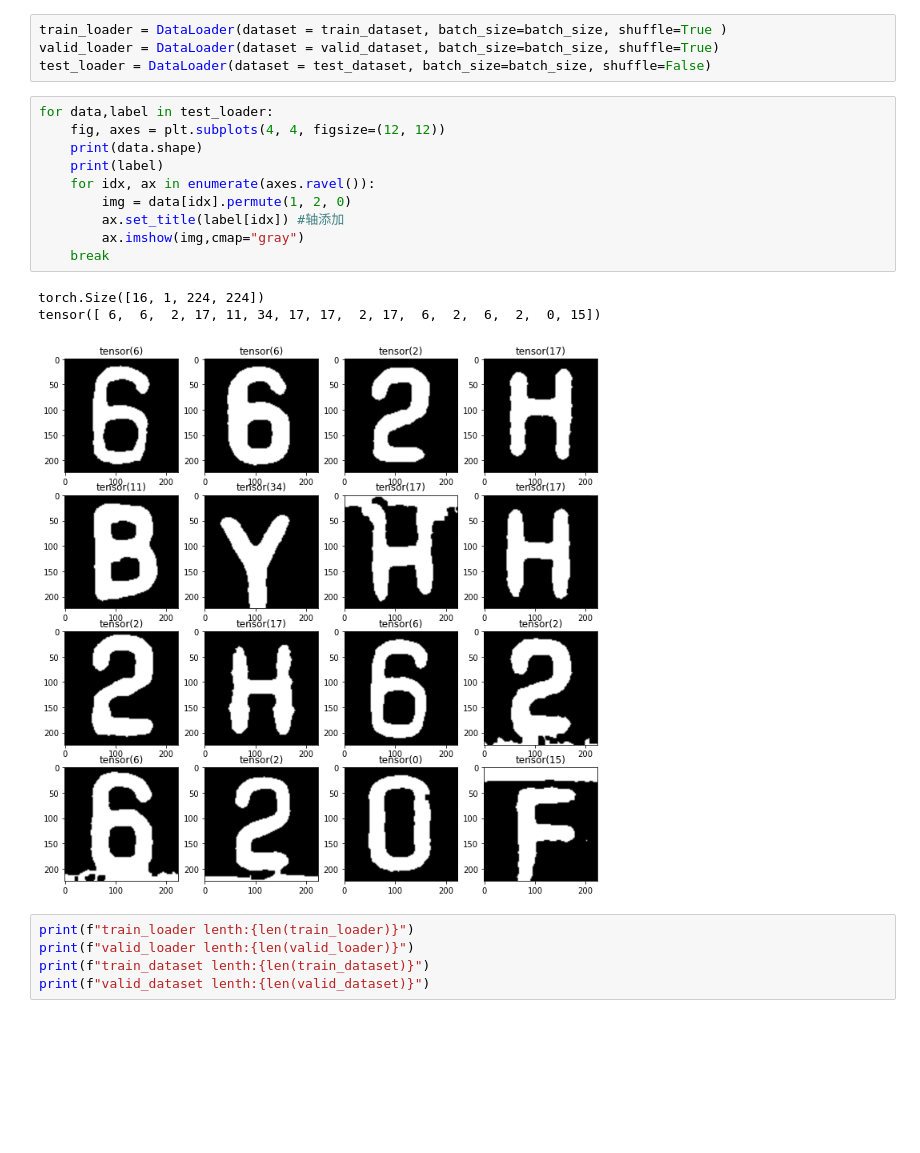
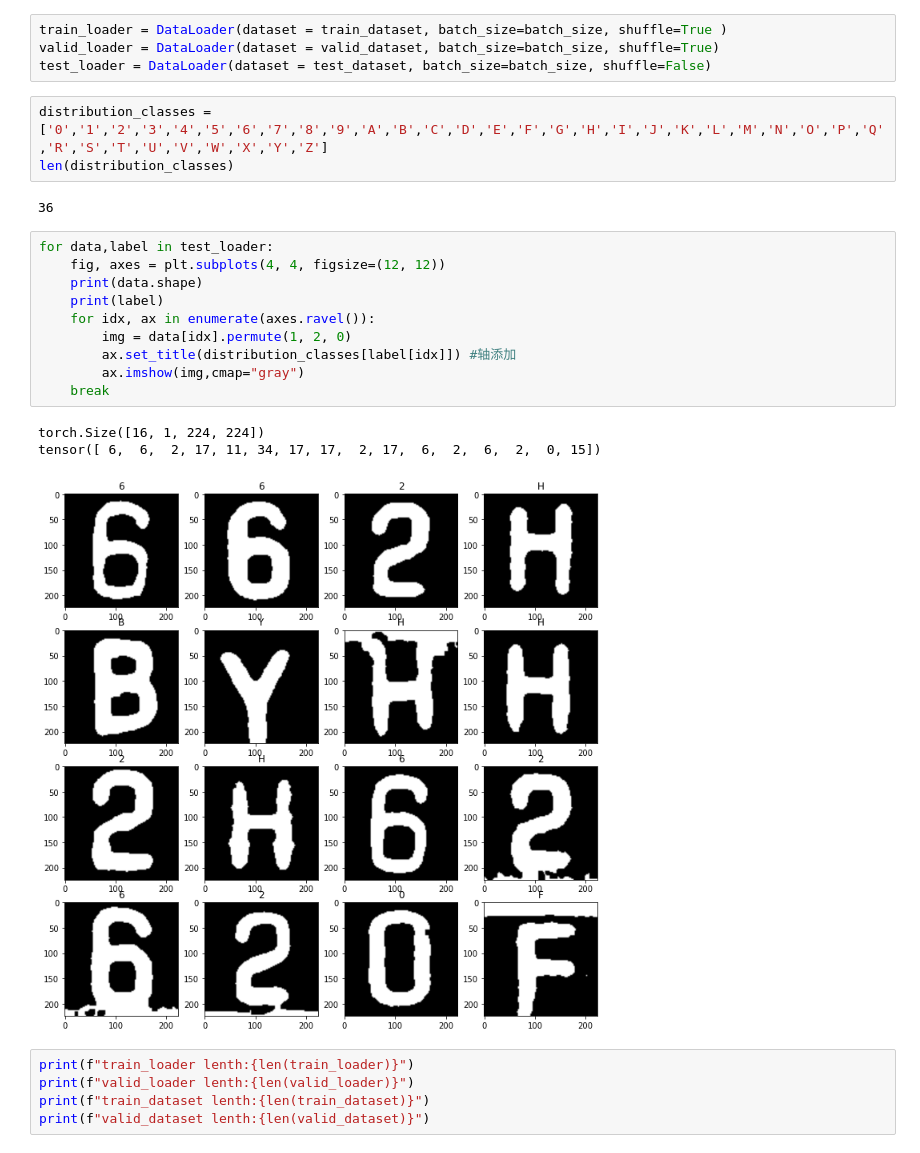
Before and after one commit to fanmeilin/ocr_partition, a Jupyter notebook: Vit_Ocr.ipynb, the cells around one changed output. Saved outputs shown, nothing was run; the diff lists cells and outputs as text; blank space fills up the shorter version.

```diff
--- a/Vit_Ocr.ipynb
+++ b/Vit_Ocr.ipynb
@@ -108,20 +108,25 @@ test_dataset = CharacterDataset(test_data,am,img_root, transform=test_transforms
 train_loader = DataLoader(dataset = train_dataset, batch_size=batch_size, shuffle=True )
 valid_loader = DataLoader(dataset = valid_dataset, batch_size=batch_size, shuffle=True)
 test_loader = DataLoader(dataset = test_dataset, batch_size=batch_size, shuffle=False)
+# %%
+distribution_classes = ['0','1','2','3','4','5','6','7','8','9','A','B','C','D','E','F','G','H','I','J','K','L','M','N','O','P','Q','R','S','T','U','V','W','X','Y','Z']
+len(distribution_classes)
+# %% [output]
+36
 # %%
 for data,label in test_loader:
     fig, axes = plt.subplots(4, 4, figsize=(12, 12))
     print(data.shape)
     print(label)
     for idx, ax in enumerate(axes.ravel()):
         img = data[idx].permute(1, 2, 0)
-        ax.set_title(label[idx]) #轴添加
+        ax.set_title(distribution_classes[label[idx]]) #轴添加
         ax.imshow(img,cmap="gray")
     break
 # %% [output]
 torch.Size([16, 1, 224, 224])
 tensor([ 6,  6,  2, 17, 11, 34, 17, 17,  2, 17,  6,  2,  6,  2,  0, 15])
-[figure, old version]
+[figure, new version]
 # %%
 print(f"train_loader lenth:{len(train_loader)}")
 print(f"valid_loader lenth:{len(valid_loader)}")
```
Also changed, not shown: parts of 9 cells of this notebook, 6 other files.
